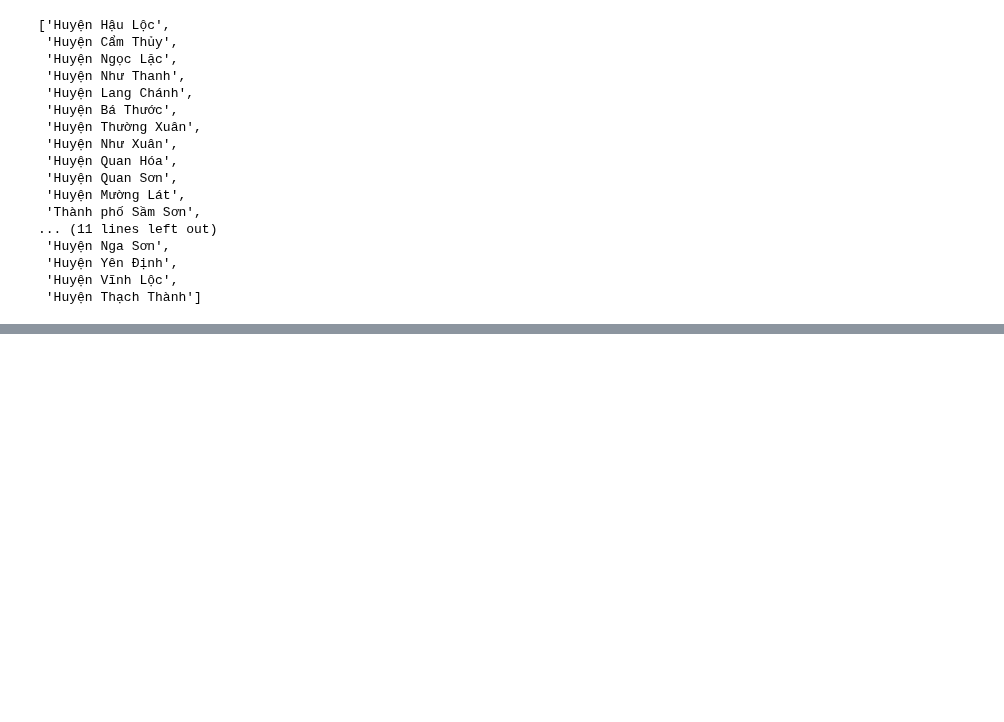
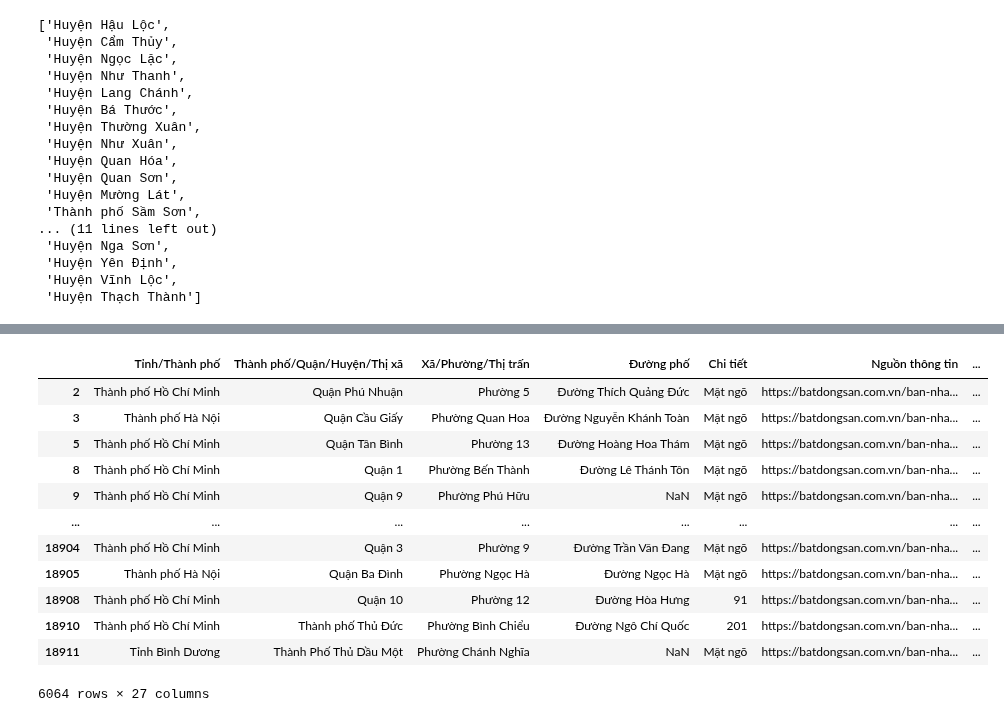
Before and after one commit to PhamMaiLinh-2403/estates-scraping-bds, a Jupyter notebook: check_clean.ipynb, the cells around one changed output, grey strips where cells are left out. Saved outputs shown, nothing was run; the diff lists cells and outputs as text; code cells hidden in the pictures; blank space fills up the shorter version.

```diff
--- a/check_clean.ipynb
+++ b/check_clean.ipynb
@@ -183,0 +169,16 @@ data
+# %%
+data[data['Kích thước mặt tiền (m)'].isna()]
+# %% [output]
+|  | Tỉnh/Thành phố | Thành phố/Quận/Huyện/Thị xã | Xã/Phường/Thị trấn | Đường phố | Chi tiết | Nguồn thông tin | ... |
+| 2 | Thành phố Hồ Chí Minh | Quận Phú Nhuận | Phường 5 | Đường Thích Quảng Đức | Mặt ngõ | https://batdongsan.com.vn/ban-nha... | ... |
+| 3 | Thành phố Hà Nội | Quận Cầu Giấy | Phường Quan Hoa | Đường Nguyễn Khánh Toàn | Mặt ngõ | https://batdongsan.com.vn/ban-nha... | ... |
+| 5 | Thành phố Hồ Chí Minh | Quận Tân Bình | Phường 13 | Đường Hoàng Hoa Thám | Mặt ngõ | https://batdongsan.com.vn/ban-nha... | ... |
+| 8 | Thành phố Hồ Chí Minh | Quận 1 | Phường Bến Thành | Đường Lê Thánh Tôn | Mặt ngõ | https://batdongsan.com.vn/ban-nha... | ... |
+| 9 | Thành phố Hồ Chí Minh | Quận 9 | Phường Phú Hữu | NaN | Mặt ngõ | https://batdongsan.com.vn/ban-nha... | ... |
+| ... | ... | ... | ... | ... | ... | ... | ... |
+| 18904 | Thành phố Hồ Chí Minh | Quận 3 | Phường 9 | Đường Trần Văn Đang | Mặt ngõ | https://batdongsan.com.vn/ban-nha... | ... |
+| 18905 | Thành phố Hà Nội | Quận Ba Đình | Phường Ngọc Hà | Đường Ngọc Hà | Mặt ngõ | https://batdongsan.com.vn/ban-nha... | ... |
+| 18908 | Thành phố Hồ Chí Minh | Quận 10 | Phường 12 | Đường Hòa Hưng | 91 | https://batdongsan.com.vn/ban-nha... | ... |
+| 18910 | Thành phố Hồ Chí Minh | Thành phố Thủ Đức | Phường Bình Chiểu | Đường Ngô Chí Quốc | 201 | https://batdongsan.com.vn/ban-nha... | ... |
+| 18911 | Tỉnh Bình Dương | Thành Phố Thủ Dầu Một | Phường Chánh Nghĩa | NaN | Mặt ngõ | https://batdongsan.com.vn/ban-nha... | ... |
+6064 rows × 27 columns
```
Also changed, not shown: parts of 3 cells of this notebook.
